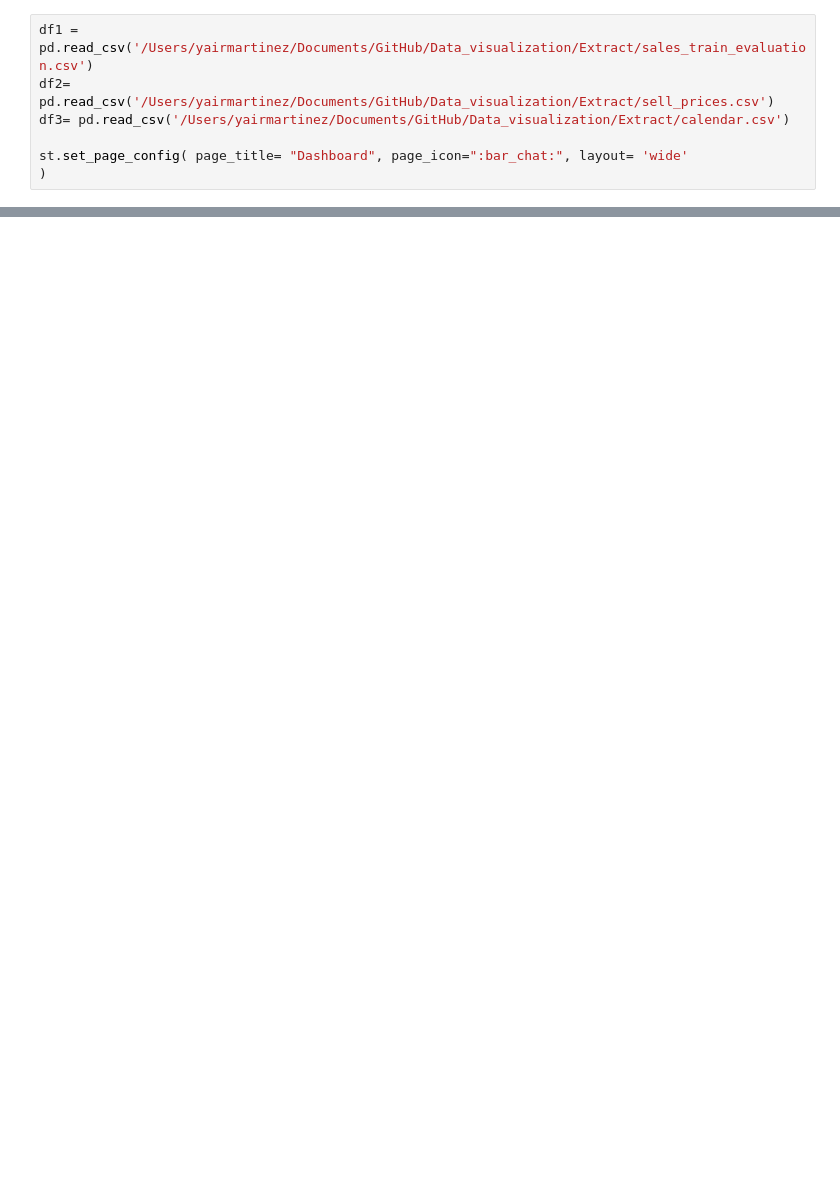
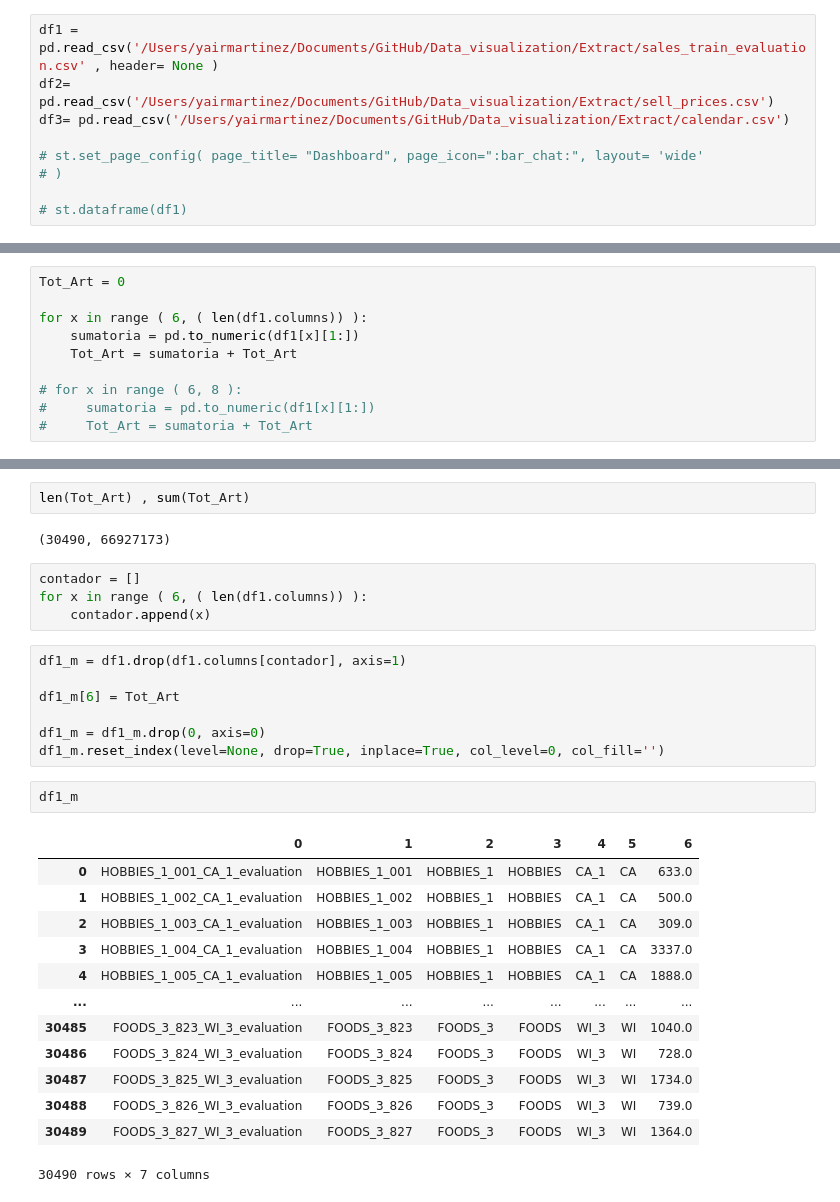
Before and after one commit to lymc33/Data_visualization, a Jupyter notebook: 3_Dashboard.ipynb, the cells around one changed output, grey strips where cells are left out. Cells and saved outputs as stored; diff of their text form; blank space fills up the shorter version.

```diff
--- a/3_Dashboard.ipynb
+++ b/3_Dashboard.ipynb
@@ -5,7 +8,9 @@ import streamlit as st
 # %%
-df1 = pd.read_csv('/Users/yairmartinez/Documents/GitHub/Data_visualization/Extract/sales_train_evaluation.csv')
+df1 = pd.read_csv('/Users/yairmartinez/Documents/GitHub/Data_visualization/Extract/sales_train_evaluation.csv' , header= None )
 df2= pd.read_csv('/Users/yairmartinez/Documents/GitHub/Data_visualization/Extract/sell_prices.csv')
 df3= pd.read_csv('/Users/yairmartinez/Documents/GitHub/Data_visualization/Extract/calendar.csv')
 
-st.set_page_config( page_title= "Dashboard", page_icon=":bar_chat:", layout= 'wide'
-)
+# st.set_page_config( page_title= "Dashboard", page_icon=":bar_chat:", layout= 'wide'
+# )
+
+# st.dataframe(df1)
@@ -20,0 +77,10 @@ DeltaGenerator(_root_container=0, _provided_cursor=None, _parent=None, _block_ty
+# %%
+Tot_Art = 0
+
+for x in range ( 6, ( len(df1.columns)) ):
+    sumatoria = pd.to_numeric(df1[x][1:])
+    Tot_Art = sumatoria + Tot_Art
+
+# for x in range ( 6, 8 ):
+#     sumatoria = pd.to_numeric(df1[x][1:])
+#     Tot_Art = sumatoria + Tot_Art
@@ -20,0 +107,31 @@ DeltaGenerator(_root_container=0, _provided_cursor=None, _parent=None, _block_ty
+# %%
+len(Tot_Art) , sum(Tot_Art)
+# %% [output]
+(30490, 66927173)
+# %%
+contador = []
+for x in range ( 6, ( len(df1.columns)) ):
+    contador.append(x)
+# %%
+df1_m = df1.drop(df1.columns[contador], axis=1)
+
+df1_m[6] = Tot_Art
+
+df1_m = df1_m.drop(0, axis=0)
+df1_m.reset_index(level=None, drop=True, inplace=True, col_level=0, col_fill='')
+# %%
+df1_m
+# %% [output]
+|  | 0 | 1 | 2 | 3 | 4 | 5 | 6 |
+| 0 | HOBBIES_1_001_CA_1_evaluation | HOBBIES_1_001 | HOBBIES_1 | HOBBIES | CA_1 | CA | 633.0 |
+| 1 | HOBBIES_1_002_CA_1_evaluation | HOBBIES_1_002 | HOBBIES_1 | HOBBIES | CA_1 | CA | 500.0 |
+| 2 | HOBBIES_1_003_CA_1_evaluation | HOBBIES_1_003 | HOBBIES_1 | HOBBIES | CA_1 | CA | 309.0 |
+| 3 | HOBBIES_1_004_CA_1_evaluation | HOBBIES_1_004 | HOBBIES_1 | HOBBIES | CA_1 | CA | 3337.0 |
+| 4 | HOBBIES_1_005_CA_1_evaluation | HOBBIES_1_005 | HOBBIES_1 | HOBBIES | CA_1 | CA | 1888.0 |
+| ... | ... | ... | ... | ... | ... | ... | ... |
+| 30485 | FOODS_3_823_WI_3_evaluation | FOODS_3_823 | FOODS_3 | FOODS | WI_3 | WI | 1040.0 |
+| 30486 | FOODS_3_824_WI_3_evaluation | FOODS_3_824 | FOODS_3 | FOODS | WI_3 | WI | 728.0 |
+| 30487 | FOODS_3_825_WI_3_evaluation | FOODS_3_825 | FOODS_3 | FOODS | WI_3 | WI | 1734.0 |
+| 30488 | FOODS_3_826_WI_3_evaluation | FOODS_3_826 | FOODS_3 | FOODS | WI_3 | WI | 739.0 |
+| 30489 | FOODS_3_827_WI_3_evaluation | FOODS_3_827 | FOODS_3 | FOODS | WI_3 | WI | 1364.0 |
+30490 rows × 7 columns
```
Also changed, not shown: parts of 11 cells of this notebook, 1 other file.
